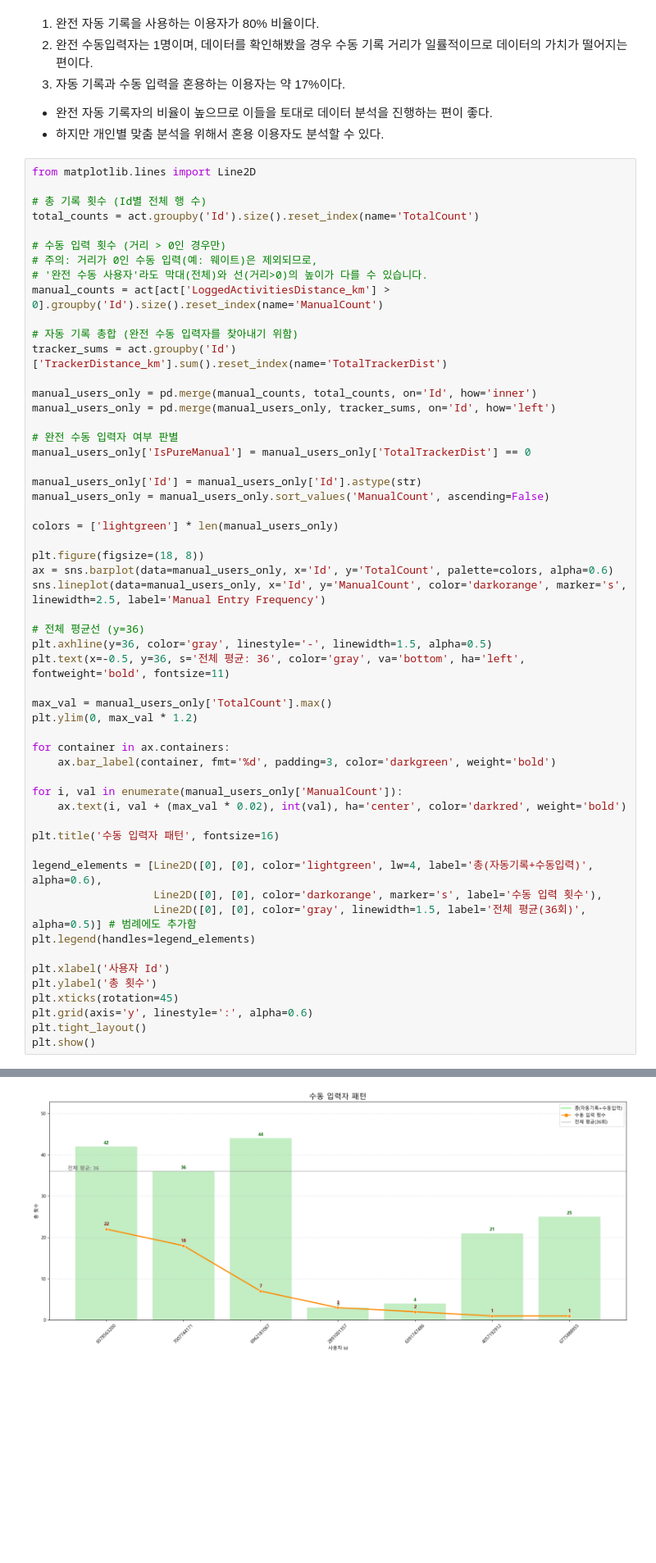
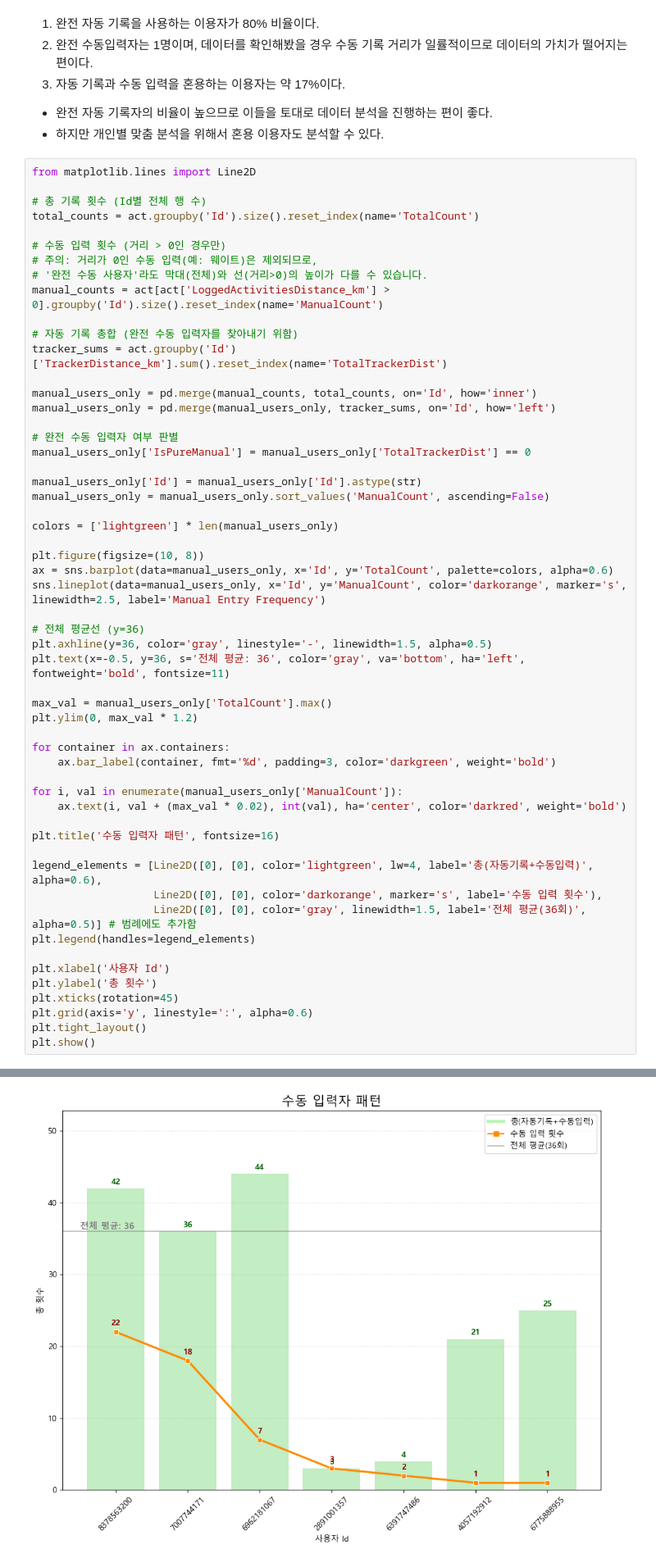
Before and after one commit to jeesy95-creator/sparta_15, a Jupyter notebook: notebooks/LeeCR.ipynb, the cells around one changed output, grey strips where cells are left out. Shown at 82% size. Saved outputs shown, nothing was run; the diff lists cells and outputs as text; blank space fills up the shorter version.

```diff
--- a/notebooks/LeeCR.ipynb
+++ b/notebooks/LeeCR.ipynb
@@ -256,41 +256,41 @@ manual_users_only = manual_users_only.sort_values('ManualCount', ascending=False
 
 colors = ['lightgreen'] * len(manual_users_only)
 
-plt.figure(figsize=(18, 8))
+plt.figure(figsize=(10, 8))
 ax = sns.barplot(data=manual_users_only, x='Id', y='TotalCount', palette=colors, alpha=0.6)
 sns.lineplot(data=manual_users_only, x='Id', y='ManualCount', color='darkorange', marker='s', linewidth=2.5, label='Manual Entry Frequency')
 
 # 전체 평균선 (y=36)
 plt.axhline(y=36, color='gray', linestyle='-', linewidth=1.5, alpha=0.5)
 plt.text(x=-0.5, y=36, s='전체 평균: 36', color='gray', va='bottom', ha='left', fontweight='bold', fontsize=11)
 
 max_val = manual_users_only['TotalCount'].max()
 plt.ylim(0, max_val * 1.2)
 
 for container in ax.containers:
     ax.bar_label(container, fmt='%d', padding=3, color='darkgreen', weight='bold')
 
 for i, val in enumerate(manual_users_only['ManualCount']):
     ax.text(i, val + (max_val * 0.02), int(val), ha='center', color='darkred', weight='bold')
 
 plt.title('수동 입력자 패턴', fontsize=16)
 
 legend_elements = [Line2D([0], [0], color='lightgreen', lw=4, label='총(자동기록+수동입력)', alpha=0.6),
                    Line2D([0], [0], color='darkorange', marker='s', label='수동 입력 횟수'),
                    Line2D([0], [0], color='gray', linewidth=1.5, label='전체 평균(36회)', alpha=0.5)] # 범례에도 추가함
 plt.legend(handles=legend_elements)
 
 plt.xlabel('사용자 Id')
 plt.ylabel('총 횟수')
 plt.xticks(rotation=45)
 plt.grid(axis='y', linestyle=':', alpha=0.6)
 plt.tight_layout()
 plt.show()
 # %% [output]
 Passing `palette` without assigning `hue` is deprecated and will be removed in v0.14.0. Assign the `x` variable to `hue` and set `legend=False` for the same effect.
 
   ax = sns.barplot(data=manual_users_only, x='Id', y='TotalCount', palette=colors, alpha=0.6)
-[figure, old version]
+[figure, new version]
 # %%
 # 평균 기록 횟수
 act['Id'].value_counts().mean()
```
Also changed, not shown: parts of 12 cells of this notebook, 5 other files.
